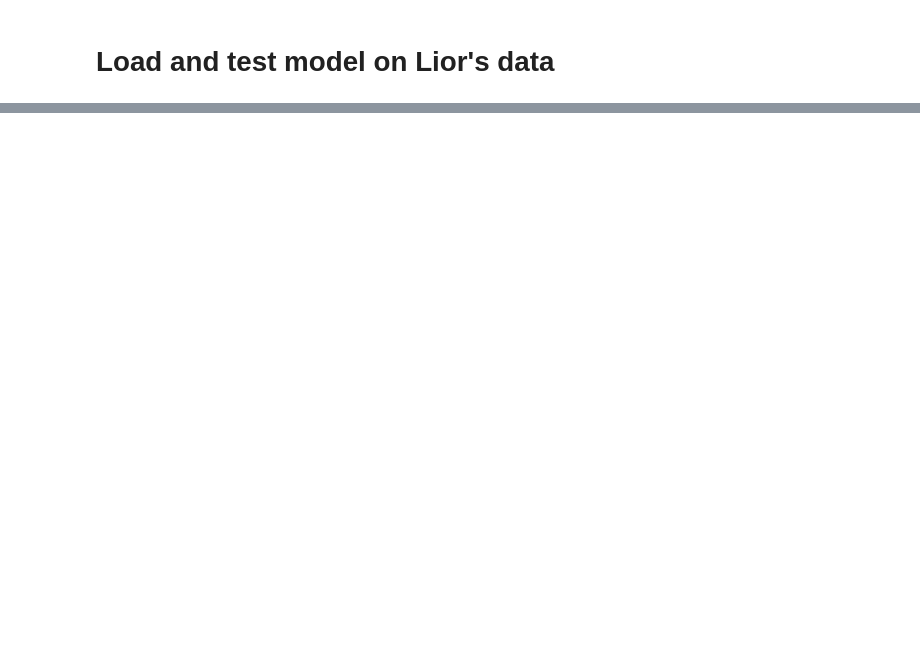
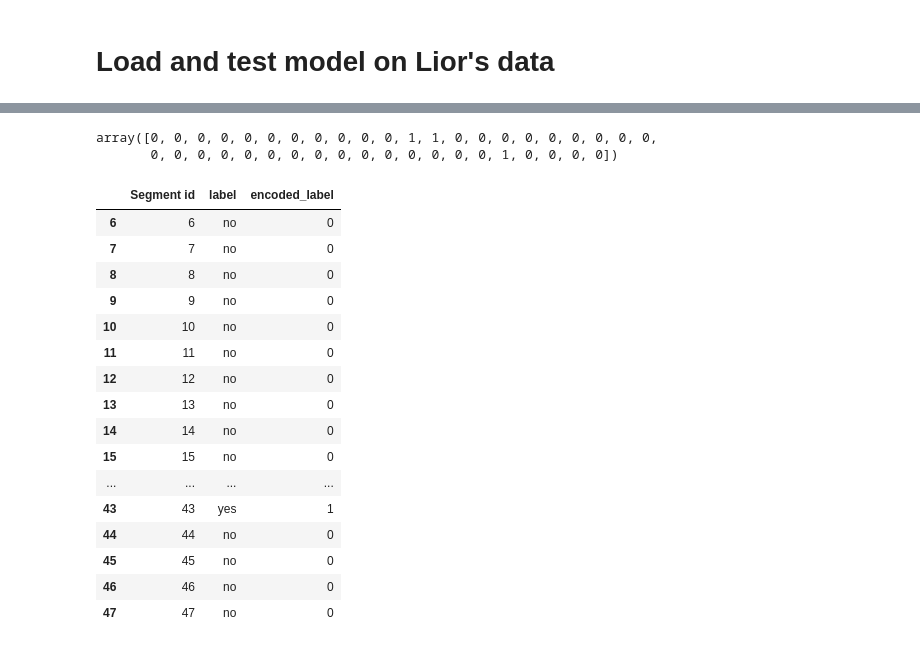
Before and after one commit to lior199707/Robot_Classifiers, a Jupyter notebook: SVM/vlad_model/vlad_svm_notebook.ipynb, the cells around one changed output, grey strips where cells are left out. Saved outputs shown, nothing was run; the diff lists cells and outputs as text; code cells hidden in the pictures; blank space fills up the shorter version.

```diff
--- a/SVM/vlad_model/vlad_svm_notebook.ipynb
+++ b/SVM/vlad_model/vlad_svm_notebook.ipynb
@@ -400,0 +483,5 @@ for l in X_custom_np1:
+# %%
+Y_test = pd.read_csv("test_data/EDA_lior_1.csv")
+# Take segments 6 to 47
+Y_test = Y_test[6:]
+Y_test
@@ -400,0 +506,28 @@ for l in X_custom_np1:
+# %%
+# Get the real labels of the testing data
+test_encoded_labels = label_encoder.fit_transform(Y_test.label)
+test_encoded_labels
+# %% [output]
+array([0, 0, 0, 0, 0, 0, 0, 0, 0, 0, 0, 1, 1, 0, 0, 0, 0, 0, 0, 0, 0, 0,
+       0, 0, 0, 0, 0, 0, 0, 0, 0, 0, 0, 0, 0, 0, 0, 1, 0, 0, 0, 0])
+# %%
+Y_test["encoded_label"] = test_encoded_labels
+Y_test
+# %% [output]
+|  | Segment id | label | encoded_label |
+| 6 | 6 | no | 0 |
+| 7 | 7 | no | 0 |
+| 8 | 8 | no | 0 |
+| 9 | 9 | no | 0 |
+| 10 | 10 | no | 0 |
+| 11 | 11 | no | 0 |
+| 12 | 12 | no | 0 |
+| 13 | 13 | no | 0 |
+| 14 | 14 | no | 0 |
+| 15 | 15 | no | 0 |
+| ... | ... | ... | ... |
+| 43 | 43 | yes | 1 |
+| 44 | 44 | no | 0 |
+| 45 | 45 | no | 0 |
+| 46 | 46 | no | 0 |
+| 47 | 47 | no | 0 |
```
Also changed, not shown: parts of 41 cells of this notebook, 1 other file.
